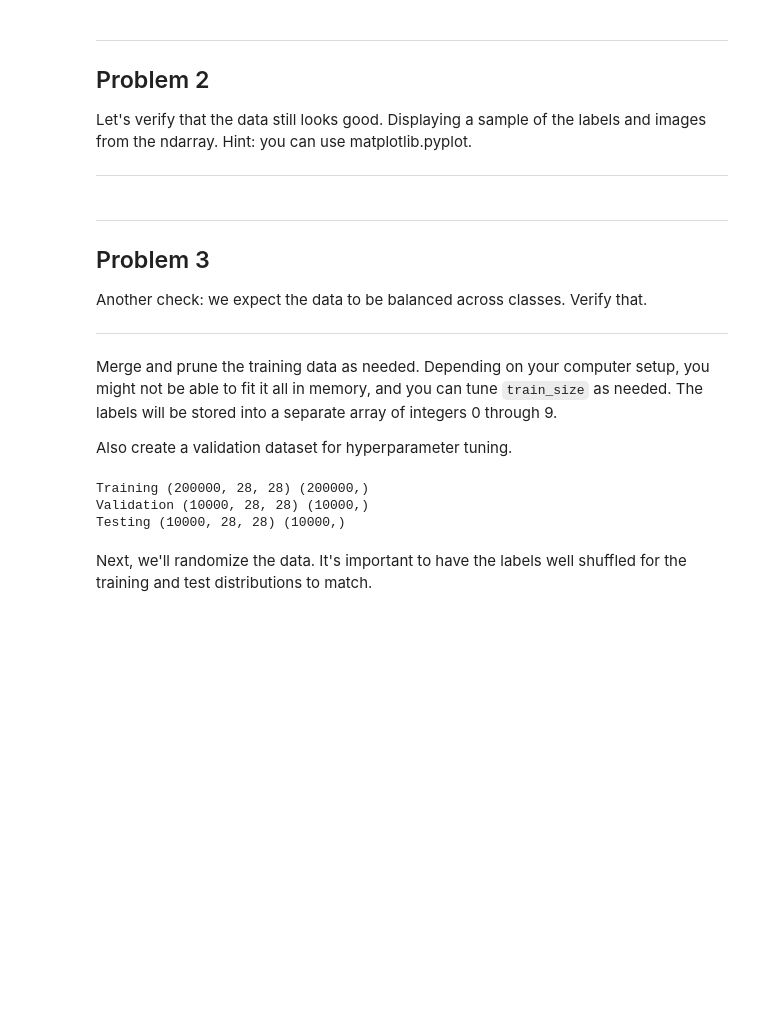
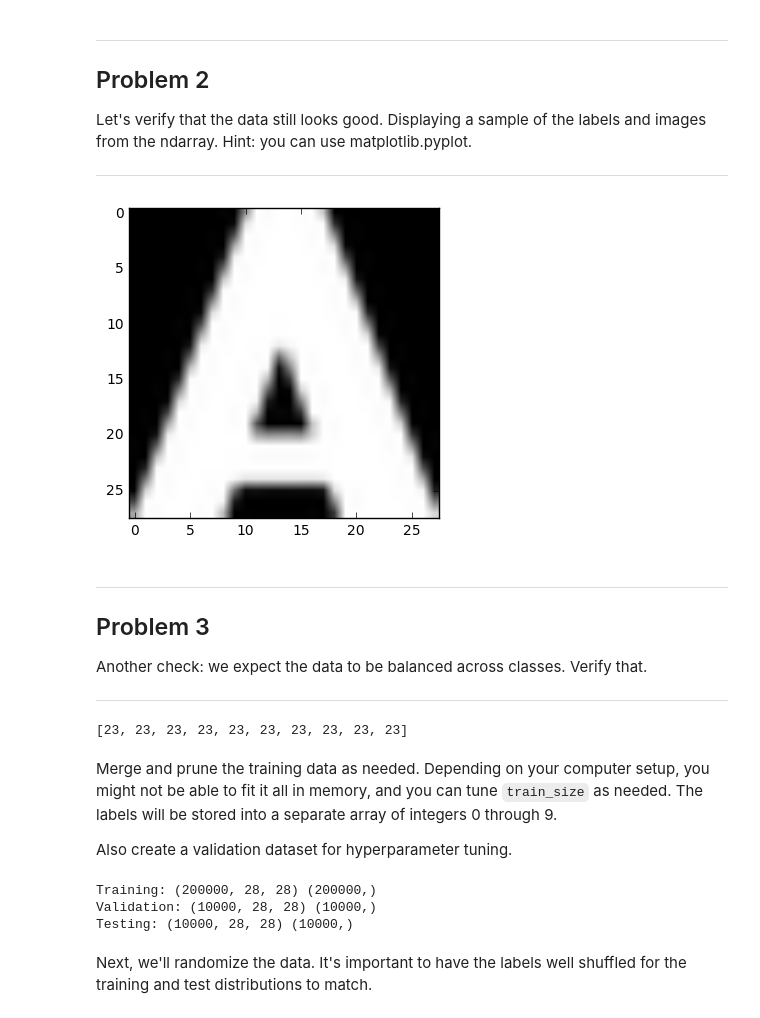
Before and after one commit to akkomar/data-science, a Jupyter notebook: deep-learning-ud370/1_notmnist.ipynb, the cells around one changed output. Saved outputs shown, nothing was run; the diff lists cells and outputs as text; code cells hidden in the pictures; blank space fills up the shorter version.

```diff
--- a/deep-learning-ud370/1_notmnist.ipynb
+++ b/deep-learning-ud370/1_notmnist.ipynb
@@ -202,6 +218,18 @@ Problem 2
 Let's verify that the data still looks good. Displaying a sample of the labels and images from the ndarray. Hint: you can use matplotlib.pyplot.
 
 ---
+# %%
+# sample_pickle_file = test_datasets[0]
+sample_pickle_file = train_datasets[0]
+with open(sample_pickle_file, 'rb') as f:
+    letter_set = pickle.load(f)
+    sample_idx = np.random.randint(len(letter_set))  # pick a random image index
+    sample_image = letter_set[sample_idx, :, :]  # extract a 2D slice
+#     print(sample_image)
+    plt.figure()
+    plt.imshow(sample_image, cmap='gray')  # display it
+# %% [output]
+[figure, added]
 # %% [markdown]
 ---
 Problem 3
@@ -209,6 +237,10 @@ Problem 3
 Another check: we expect the data to be balanced across classes. Verify that.
 
 ---
+# %%
+list(map(lambda l: len(l), train_datasets))
+# %% [output]
+[23, 23, 23, 23, 23, 23, 23, 23, 23, 23]
 # %% [markdown]
 Merge and prune the training data as needed. Depending on your computer setup, you might not be able to fit it all in memory, and you can tune `train_size` as needed. The labels will be stored into a separate array of integers 0 through 9.
 
@@ -269,9 +301,9 @@ print('Training:', train_dataset.shape, train_labels.shape)
 print('Validation:', valid_dataset.shape, valid_labels.shape)
 print('Testing:', test_dataset.shape, test_labels.shape)
 # %% [output]
-Training (200000, 28, 28) (200000,)
-Validation (10000, 28, 28) (10000,)
-Testing (10000, 28, 28) (10000,)
+Training: (200000, 28, 28) (200000,)
+Validation: (10000, 28, 28) (10000,)
+Testing: (10000, 28, 28) (10000,)
 # %% [markdown]
 Next, we'll randomize the data. It's important to have the labels well shuffled for the training and test distributions to match.
 # %%
```
Also changed, not shown: parts of 6 cells of this notebook, 2 other files.
